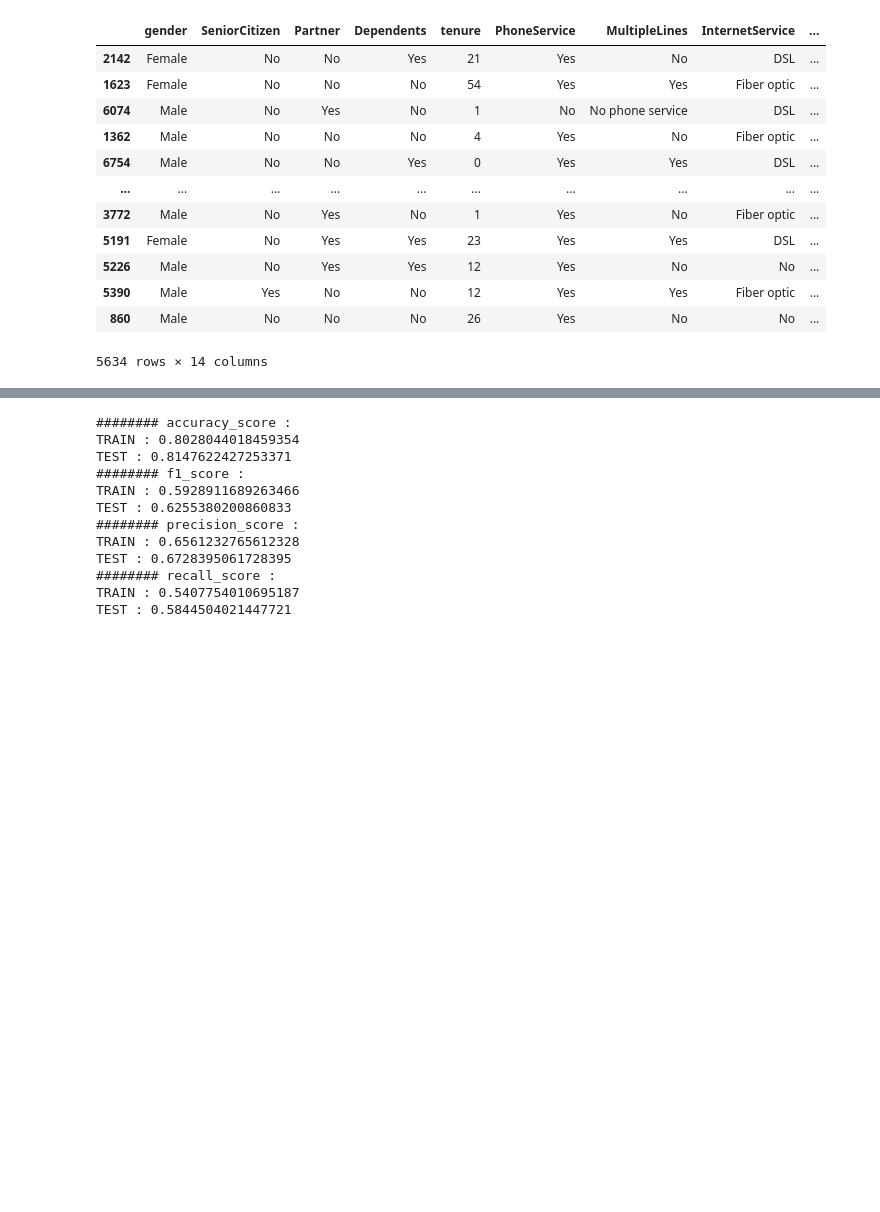
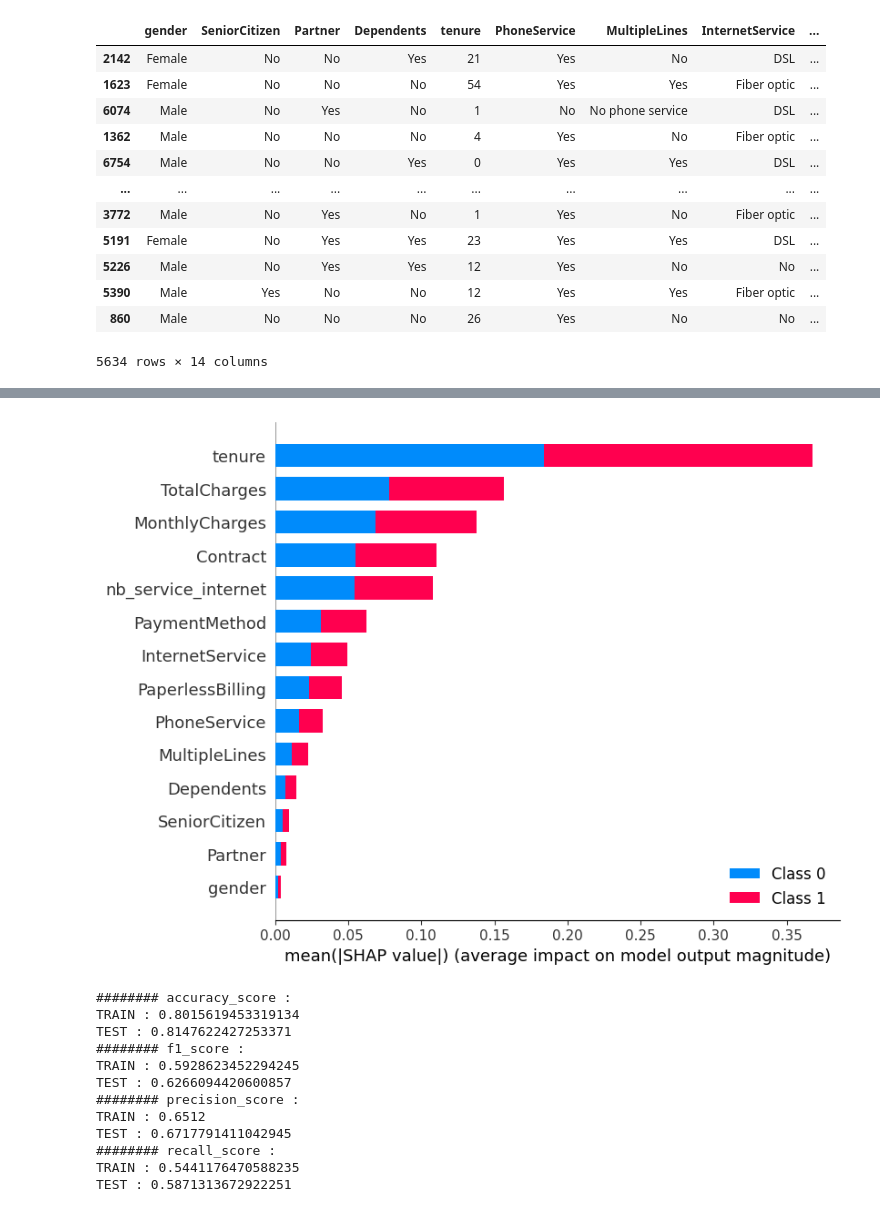
Before and after one commit to DonzerHD/classification_telco_churn, a Jupyter notebook: model.ipynb, the cells around one changed output, grey strips where cells are left out. Saved outputs shown, nothing was run; the diff lists cells and outputs as text; code cells hidden in the pictures; blank space fills up the shorter version.

```diff
--- a/model.ipynb
+++ b/model.ipynb
@@ -136,5 +152,31 @@ The feature_perturbation option is now deprecated in favor of using the appropri
+# %%
+# Create a function to apply the pipeline's preprocessing and model prediction
+def model_predict(data_asarray):
+    data_asframe = pd.DataFrame(data_asarray, columns=X_train.columns)
+    return pipe.predict_proba(data_asframe)
+
+# Background dataset for the KernelExplainer
+background_dataset = shap.sample(X_train, 100)  # Or use shap.kmeans(X_train, 100) for larger datasets
+
+# Create the explainer
+explainer = shap.KernelExplainer(model_predict, background_dataset)
+
+# Calculate the SHAP values for a sample of your data
+X_sample = shap.sample(X_train, 50)
+shap_values = explainer.shap_values(X_sample)
+
+# Summary plot
+shap.summary_plot(shap_values, X_sample)
+# %% [output]
+[figure, added]
 # %%
 from sklearn.metrics import confusion_matrix, accuracy_score, f1_score, precision_score, recall_score, roc_auc_score
+
+import numpy as np
+
+# Convert y_pred_train and y_pred_test to numpy arrays
+y_pred_train = np.array(y_pred_train)
+y_pred_test = np.array(y_pred_test)
 
 print("######## accuracy_score : ")
 print("TRAIN :",accuracy_score(y_train, y_pred_train))
@@ -153,17 +195,17 @@ print("TRAIN :",recall_score(y_train, y_pred_train))
 print("TEST :",recall_score(y_test, y_pred_test))
 # %% [output]
 ######## accuracy_score :
-TRAIN : 0.8028044018459354
+TRAIN : 0.8015619453319134
 TEST : 0.8147622427253371
 ######## f1_score :
-TRAIN : 0.5928911689263466
-TEST : 0.6255380200860833
+TRAIN : 0.5928623452294245
+TEST : 0.6266094420600857
 ######## precision_score :
-TRAIN : 0.6561232765612328
-TEST : 0.6728395061728395
+TRAIN : 0.6512
+TEST : 0.6717791411042945
 ######## recall_score :
-TRAIN : 0.5407754010695187
-TEST : 0.5844504021447721
+TRAIN : 0.5441176470588235
+TEST : 0.5871313672922251
 # %%
 import matplotlib.pyplot as plt
 from sklearn.metrics import roc_curve, roc_auc_score
```
Also changed, not shown: parts of 7 cells of this notebook, 1 other file.
